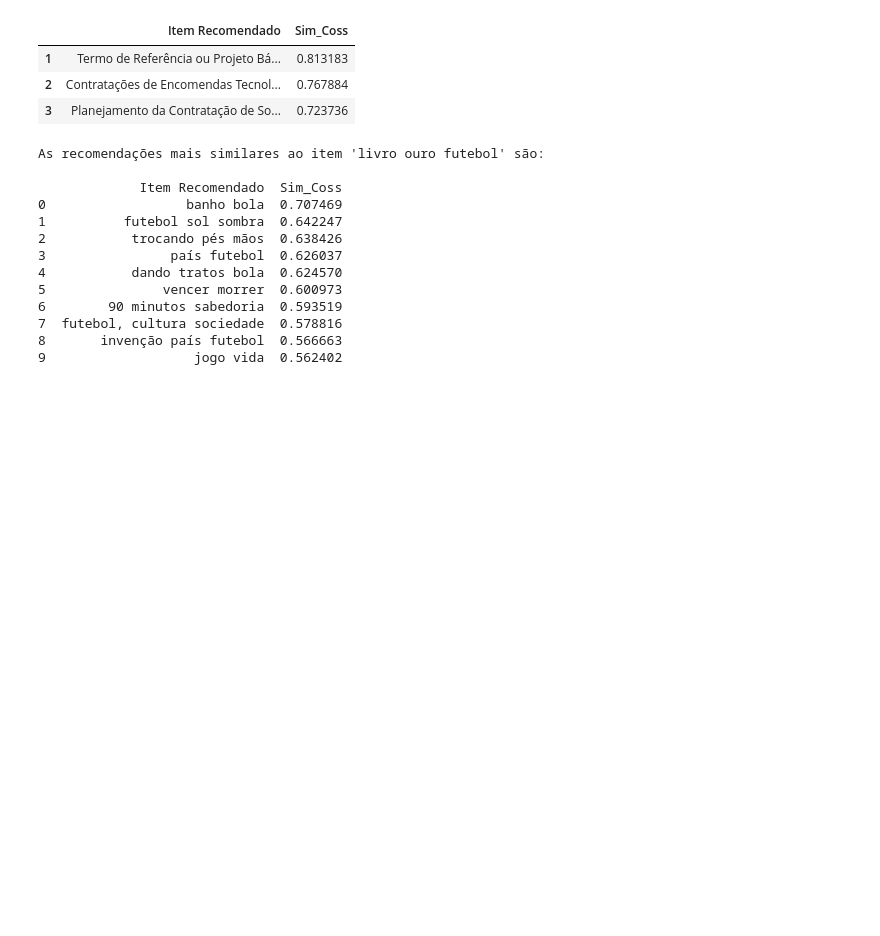
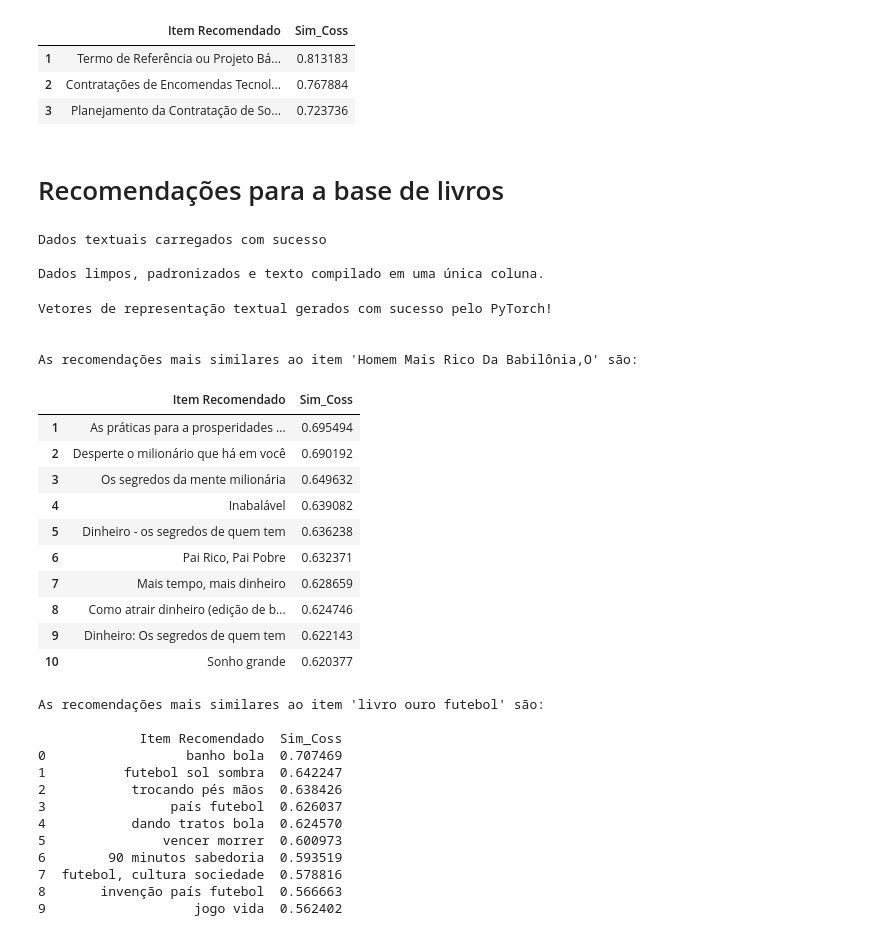
Before and after one commit to mello-pedro/dissertacao_mestrado, a Jupyter notebook: src/extrair_recoms_BERT.ipynb, the cells around one changed output. Drawn from its saved outputs; the diff is of its cells as text; code cells hidden in the pictures; blank space fills up the shorter version.

Commit message:
novo commit

```diff
--- a/src/extrair_recoms_BERT.ipynb
+++ b/src/extrair_recoms_BERT.ipynb
@@ -142,6 +162,72 @@ As recomendações mais similares ao item 'Estudo Técnico Preliminar Avançado
 | 1 | Termo de Referência ou Projeto Bá... | 0.813183 |
 | 2 | Contratações de Encomendas Tecnol... | 0.767884 |
 | 3 | Planejamento da Contratação de So... | 0.723736 |
+# %% [markdown]
+# Recomendações para a base de livros
+# %%
+##notebook p/ extrair recomends do modlo sentence-transformers/paraphrase-multilingual-MiniLM-L12-v2
+##melhor rodar em noteboook pq kernel guarda em cache os embeddings
+##para implemenatr em prod, melhpr solucao é guardar vetores de embds gerados em um chromadb com
+##atualizacao incremental sempre que novos itens entrarem na base
+
+from BERT_recomend_construct import Recommender
+import os
+from dotenv import load_dotenv
+import pandas as pd
+
+
+load_dotenv()
+
+model = 'sentence-transformers/paraphrase-multilingual-MiniLM-L12-v2'
+##Para o DB de cursos:
+#emb_cols = ['apresentacao', 'conteudo_programatico']
+
+##Para o DB de livros:
+emb_cols = ['description']
+
+recomender = Recommender(
+    DB_USER = os.getenv("DB_USER"),
+    DB_PASS=os.getenv("DB_PASS"),
+    DB_NAME=os.getenv("DB_NAME"),
+    DB_HOST=os.getenv("DB_HOST"),
+    model_name=model,
+    emb_cols=emb_cols,
+    id_col='isbn',
+    item_name_col='title'
+    # id_col= 'id_curso',
+    # item_name_col = 'nome_curso'
+)
+
+##carrego a tabela do DB (aqui colocar livros ou cursos)
+recomender.carrega_dados('livros')
+##aplico limpeza simples aos dados
+recomender.limpa_dados()
+##extraio os embeddings
+embeddings = recomender.embeddings_extract()
+
+# recomendacoes:(homem mais rico babi)
+recomendacoes = recomender.recomendar_itens(9788500003042, 10)
+#recomendacoes = recomender.recomendar_itens(113, 3)
+recomendacoes
+# %% [output]
+Dados textuais carregados com sucesso
+
+Dados limpos, padronizados e texto compilado em uma única coluna.
+Vetores de representação textual gerados com sucesso pelo PyTorch!
+
+
+As recomendações mais similares ao item 'Homem Mais Rico Da Babilônia,O' são:
+|  | Item Recomendado | Sim_Coss |
+| 1 | As práticas para a prosperidades ... | 0.695494 |
+| 2 | Desperte o milionário que há em você | 0.690192 |
+| 3 | Os segredos da mente milionária | 0.649632 |
+| 4 | Inabalável | 0.639082 |
+| 5 | Dinheiro - os segredos de quem tem | 0.636238 |
+| 6 | Pai Rico, Pai Pobre | 0.632371 |
+| 7 | Mais tempo, mais dinheiro | 0.628659 |
+| 8 | Como atrair dinheiro (edição de b... | 0.624746 |
+| 9 | Dinheiro: Os segredos de quem tem | 0.622143 |
+| 10 | Sonho grande | 0.620377 |
 # %%
 recomender.recomendar_itens("9788500010361",10)
 # %% [output]
```
Also changed, not shown: parts of 7 cells of this notebook, 11 other files.
